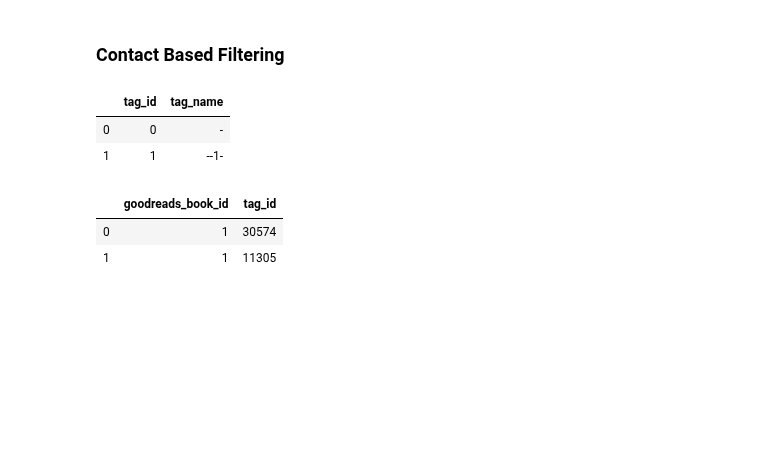
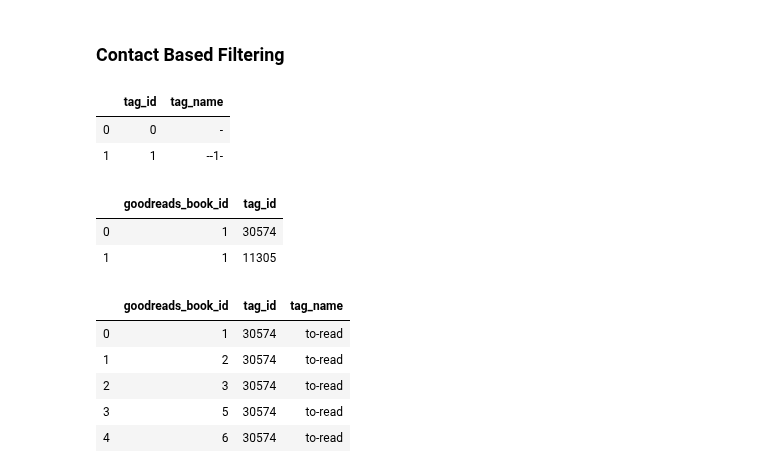
Before and after one commit to Lea1612/AI_Recommender_Systems, a Jupyter notebook: Notebook.ipynb, the cells around one changed output. Drawn from its saved outputs; the diff is of its cells as text; code cells hidden in the pictures; blank space fills up the shorter version.

```diff
--- a/Notebook.ipynb
+++ b/Notebook.ipynb
@@ -349,3 +355,13 @@ books_tags_df.head(2)
 |  | goodreads_book_id | tag_id |
 | 0 | 1 | 30574 |
 | 1 | 1 | 11305 |
+# %%
+bookreads_tags_df = pd.merge(books_tags_df, tags_df, on='tag_id', how='inner')
+bookreads_tags_df.head()
+# %% [output]
+|  | goodreads_book_id | tag_id | tag_name |
+| 0 | 1 | 30574 | to-read |
+| 1 | 2 | 30574 | to-read |
+| 2 | 3 | 30574 | to-read |
+| 3 | 5 | 30574 | to-read |
+| 4 | 6 | 30574 | to-read |
```
Also changed, not shown: parts of 12 cells of this notebook.
